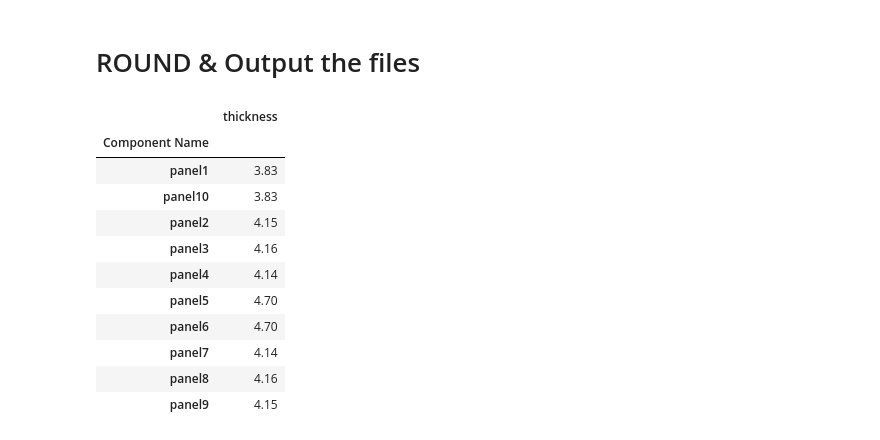
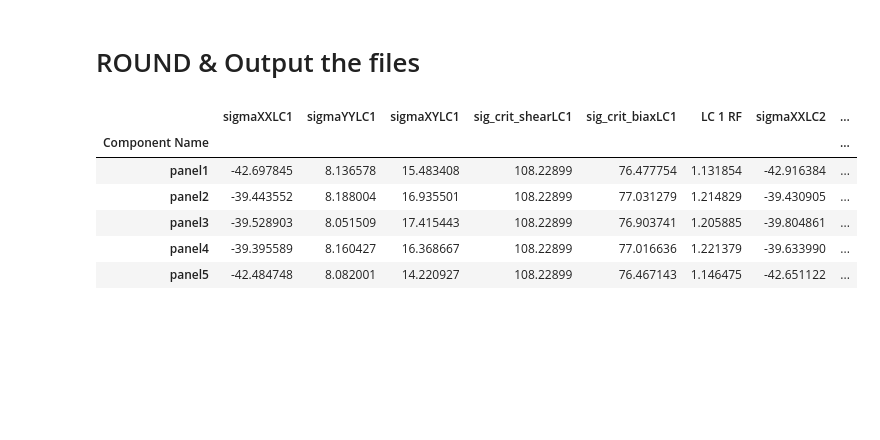
Before and after one commit to fabianober/tum-ase-project-2025-2, a Jupyter notebook: Notebooks/task_1e.ipynb, the cells around one changed output. Saved outputs shown, nothing was run; the diff lists cells and outputs as text; code cells hidden in the pictures; blank space fills up the shorter version.

```diff
--- a/Notebooks/task_1e.ipynb
+++ b/Notebooks/task_1e.ipynb
@@ -52,0 +59,6 @@ ABD_panel, ABD_panel_inverse = calculateABD(stacksequence=panelStack, plyT=tPane
+# %%
+D11 = ABD_panel[3][3]
+D22 = ABD_panel[4][4]
+D12 = ABD_panel[3][4]
+D66 = ABD_panel[5][5]
+print(D11, D22, D12, D66)
@@ -110,6 +123,7 @@ panelLC1 = loadCase1df.groupby('Component Name').agg({
 dataframeLength = len(panelLC1)
 panelLC1['length'] = [length]*dataframeLength
 panelLC1['width'] = [width]*dataframeLength
+panelLC1['thickness'] = [panelthickness] * dataframeLength
 panelLC1['Load Case'] = ['LC1'] * dataframeLength
 
 
@@ -122,6 +136,7 @@ panelLC2 = loadCase2df.groupby('Component Name').agg({
 dataframeLength = len(panelLC2)
 panelLC2['length'] = [length]*dataframeLength
 panelLC2['width'] = [width]*dataframeLength
+panelLC2['thickness'] = [panelthickness] * dataframeLength
 panelLC2['Load Case'] = ['LC2'] * dataframeLength
 
 
@@ -134,6 +149,7 @@ panelLC3 = loadCase3df.groupby('Component Name').agg({
 dataframeLength = len(panelLC3)
 panelLC3['length'] = [length]*dataframeLength
 panelLC3['width'] = [width]*dataframeLength
+panelLC3['thickness'] = [panelthickness] * dataframeLength
 panelLC3['Load Case'] = ['LC3'] * dataframeLength
 
 
@@ -149,8 +165,11 @@ panelLC1
 # %% [markdown]
 # Now we can apply the functions to the load cases
 # %%
-panelLC1[['sig_crit_shear', 'sig_crit_biax', 'Reserve Factor']] = panelLC1.apply(panelBuckApply, EModulus=EModulus, nu=nu, axis=1, result_type='expand')
-panelLC2[['sig_crit_shear', 'sig_crit_biax', 'Reserve Factor']] = panelLC2.apply(panelBuckApply, EModulus=EModulus, nu=nu, axis=1, result_type='expand')
-panelLC3[['sig_crit_shear', 'sig_crit_biax', 'Reserve Factor']] = panelLC3.apply(panelBuckApply, EModulus=EModulus, nu=nu, axis=1, result_type='expand')
+panelLC1[['sig_crit_shear', 'sig_crit_biax', 'Reserve Factor']] = panelLC1.apply(panelBuckApply, D11=D11, D12=D12, D22=D22,
+                                                                                  D66=D66, axis=1, result_type='expand')
+panelLC2[['sig_crit_shear', 'sig_crit_biax', 'Reserve Factor']] = panelLC2.apply(panelBuckApply, D11=D11, D12=D12, D22=D22,
+                                                                                  D66=D66, axis=1, result_type='expand')
+panelLC3[['sig_crit_shear', 'sig_crit_biax', 'Reserve Factor']] = panelLC3.apply(panelBuckApply, D11=D11, D12=D12, D22=D22,
+                                                                                  D66=D66, axis=1, result_type='expand')
 panelLC1
 # %% [output]
@@ -159,8 +184,8 @@ NameError: name 'EModulus' is not defined
 # Create original output
 # %%
 #Drop irrelevant columns
-panelLC1 = panelLC1.drop(['length', 'width', 'Load Case'], axis=1)
-panelLC2 = panelLC2.drop(['length', 'width',  'Load Case'], axis=1)
-panelLC3 = panelLC3.drop(['length', 'width',  'Load Case'], axis=1)
+panelLC1 = panelLC1.drop(['length', 'width', 'thickness', 'Load Case'], axis=1)
+panelLC2 = panelLC2.drop(['length', 'width',  'thickness', 'Load Case'], axis=1)
+panelLC3 = panelLC3.drop(['length', 'width',  'thickness', 'Load Case'], axis=1)
 panelLC1.head(3)
 # %% [output]
@@ -207,22 +222,14 @@ outputDf
 # %% [markdown]
 # ROUND & Output the files
 # %%
-outputDf = outputDf.round(rounding_digits)
-outputDf.to_csv(f'../data/{name}/output/processed_e.csv')
+#outputDf = outputDf.round(rounding_digits)
+outputDf.to_excel(f'../data/{name}/output/processed_e.xlsx')
 outputDf.head(10)
-updateParametersDf = updateParametersDf.round(rounding_digits)
-updateParametersDf.to_csv(f'../data/{name}/output/updatePanelThick.csv')
-updateParametersDf.head(10)
 # %% [output]
-|  | thickness |
-| Component Name |  |
-| panel1 | 3.83 |
-| panel10 | 3.83 |
-| panel2 | 4.15 |
-| panel3 | 4.16 |
-| panel4 | 4.14 |
-| panel5 | 4.70 |
-| panel6 | 4.70 |
-| panel7 | 4.14 |
-| panel8 | 4.16 |
-| panel9 | 4.15 |
+|  | sigmaXXLC1 | sigmaYYLC1 | sigmaXYLC1 | sig_crit_shearLC1 | sig_crit_biaxLC1 | LC 1 RF | sigmaXXLC2 | ... |
+| Component Name |  |  |  |  |  |  |  | ... |
+| panel1 | -42.697845 | 8.136578 | 15.483408 | 108.22899 | 76.477754 | 1.131854 | -42.916384 | ... |
+| panel2 | -39.443552 | 8.188004 | 16.935501 | 108.22899 | 77.031279 | 1.214829 | -39.430905 | ... |
+| panel3 | -39.528903 | 8.051509 | 17.415443 | 108.22899 | 76.903741 | 1.205885 | -39.804861 | ... |
+| panel4 | -39.395589 | 8.160427 | 16.368667 | 108.22899 | 77.016636 | 1.221379 | -39.633990 | ... |
+| panel5 | -42.484748 | 8.082001 | 14.220927 | 108.22899 | 76.467143 | 1.146475 | -42.651122 | ... |
```
Also changed, not shown: parts of 10 cells of this notebook, 1 other file.
